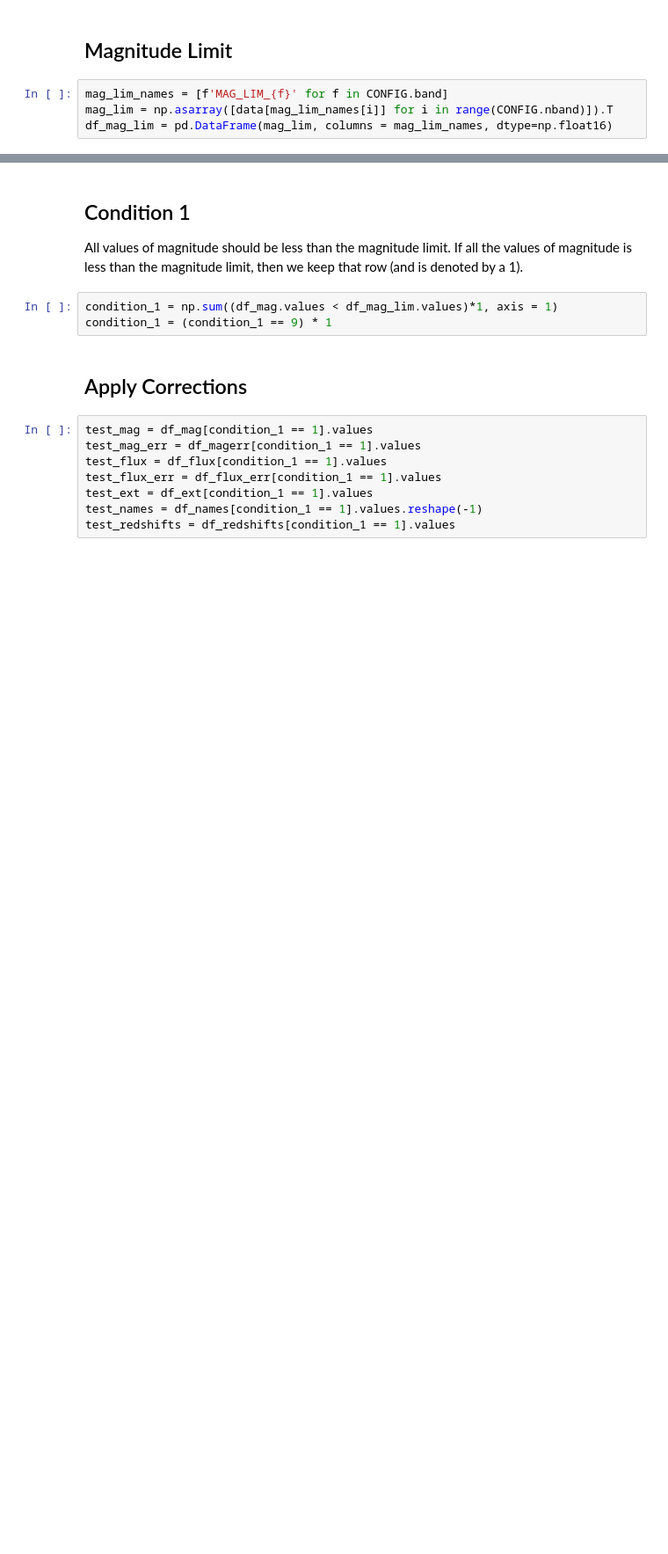
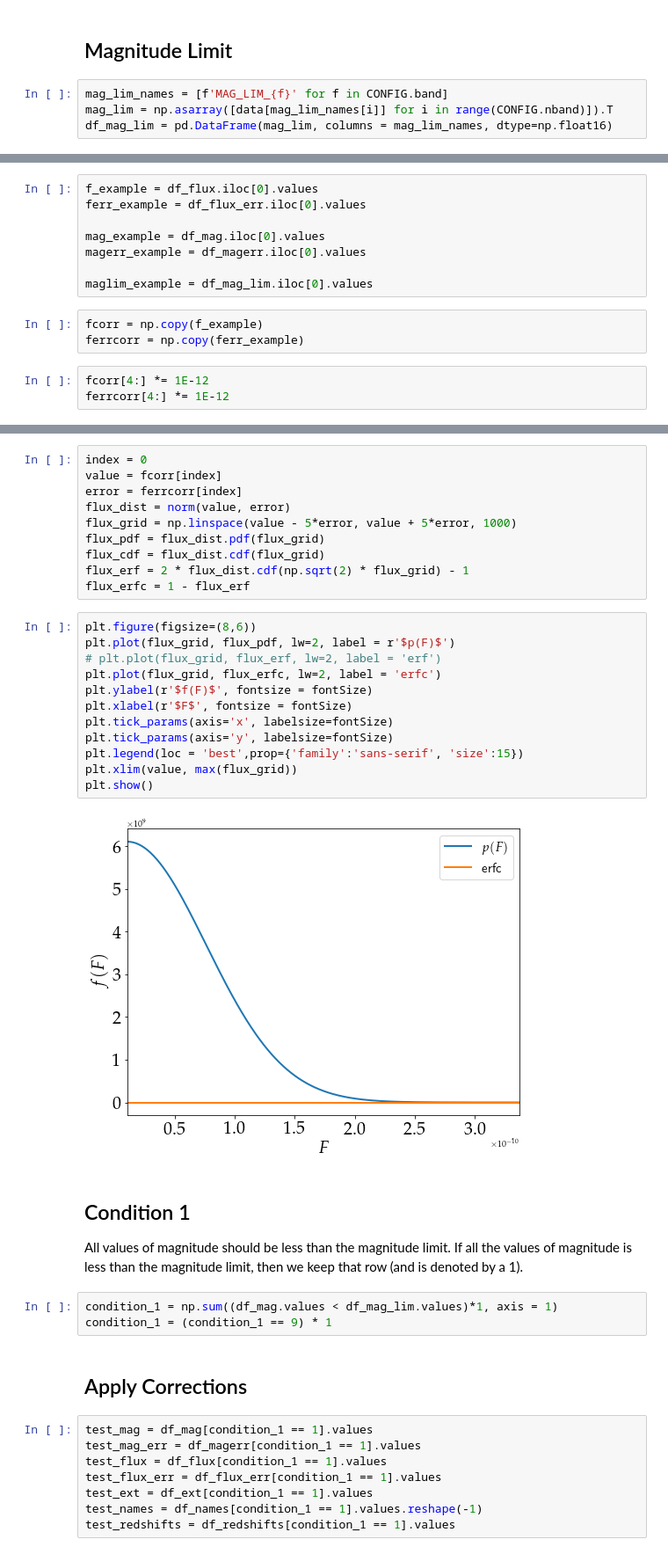
Before and after one commit to Harry45/BHM-nz, a Jupyter notebook: bhm/playground_1.ipynb, the cells around one changed output, grey strips where cells are left out. Shown at 88% size. Saved outputs shown, nothing was run; the diff lists cells and outputs as text; blank space fills up the shorter version.

```diff
--- a/bhm/playground.ipynb
+++ b/bhm/playground_1.ipynb
@@ -230,0 +309,14 @@ df_mag_lim.head()
+# %%
+f_example = df_flux.iloc[0].values
+ferr_example = df_flux_err.iloc[0].values
+
+mag_example = df_mag.iloc[0].values
+magerr_example = df_magerr.iloc[0].values
+
+maglim_example = df_mag_lim.iloc[0].values
+# %%
+fcorr = np.copy(f_example)
+ferrcorr = np.copy(ferr_example)
+# %%
+fcorr[4:] *= 1E-12
+ferrcorr[4:] *= 1E-12
@@ -231,3 +367,27 @@ df_mag_lim.head()
+# %%
+index = 0
+value = fcorr[index]
+error = ferrcorr[index]
+flux_dist = norm(value, error)
+flux_grid = np.linspace(value - 5*error, value + 5*error, 1000)
+flux_pdf = flux_dist.pdf(flux_grid)
+flux_cdf = flux_dist.cdf(flux_grid)
+flux_erf = 2 * flux_dist.cdf(np.sqrt(2) * flux_grid) - 1
+flux_erfc = 1 - flux_erf
+# %%
+plt.figure(figsize=(8,6))
+plt.plot(flux_grid, flux_pdf, lw=2, label = r'$p(F)$')
+# plt.plot(flux_grid, flux_erf, lw=2, label = 'erf')
+plt.plot(flux_grid, flux_erfc, lw=2, label = 'erfc')
+plt.ylabel(r'$f(F)$', fontsize = fontSize)
+plt.xlabel(r'$F$', fontsize = fontSize)
+plt.tick_params(axis='x', labelsize=fontSize)
+plt.tick_params(axis='y', labelsize=fontSize)
+plt.legend(loc = 'best',prop={'family':'sans-serif', 'size':15})
+plt.xlim(value, max(flux_grid))
+plt.show()
+# %% [output]
+[figure, added]
 # %% [markdown]
 ## Condition 1
 
```
Also changed, not shown: parts of 22 cells of this notebook, 7 other files.
